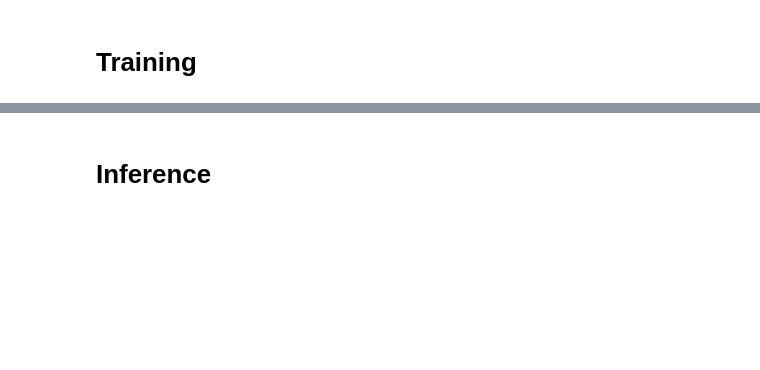
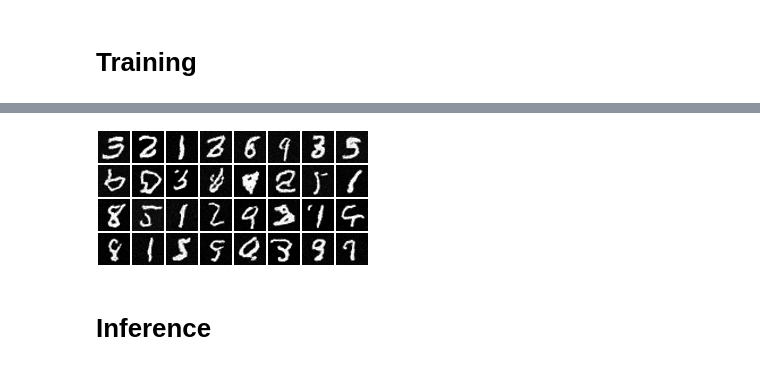
Before and after one commit to Riksev/DDPM, a Jupyter notebook: Generating_MNIST_using_DDPMs.ipynb, the cells around one changed output, grey strips where cells are left out. Saved outputs shown, nothing was run; the diff lists cells and outputs as text; code cells hidden in the pictures; blank space fills up the shorter version.

```diff
--- a/Generating_MNIST_using_DDPMs.ipynb
+++ b/Generating_MNIST_using_DDPMs.ipynb
@@ -577,7 +572,7 @@ def train_one_epoch(model, sd, loader, optimizer, scaler, loss_fn, epoch=800,
             ts = torch.randint(low=1, high=training_config.TIMESTEPS, size=(x0s.shape[0],), device=base_config.DEVICE)
             xts, gt_noise = forward_diffusion(sd, x0s, ts)
 
-            with amp.autocast():
+            with amp.autocast(device_type=base_config.DEVICE.type):
                 pred_noise = model(xts, ts)
                 loss = loss_fn(gt_noise, pred_noise)
 
@@ -661,4 +658,6 @@ class ModelConfig:
 # %%
+from data_utils import get_dataloader_external
+
 model = UNet(
     input_channels          = TrainingConfig.IMG_SHAPE[0],
     output_channels         = TrainingConfig.IMG_SHAPE[0],
@@ -667,12 +666,13 @@ model = UNet(
     apply_attention         = ModelConfig.APPLY_ATTENTION,
     dropout_rate            = ModelConfig.DROPOUT_RATE,
     time_multiple           = ModelConfig.TIME_EMB_MULT,
+		num_res_blocks         = ModelConfig.NUM_RES_BLOCKS,
 )
 model.to(BaseConfig.DEVICE)
 
 optimizer = torch.optim.AdamW(model.parameters(), lr=TrainingConfig.LR)
 
-dataloader = get_dataloader(
+dataloader = get_dataloader_external(
     dataset_name  = BaseConfig.DATASET,
     batch_size    = TrainingConfig.BATCH_SIZE,
     device        = BaseConfig.DEVICE,
@@ -698,24 +701,28 @@ ext = ".mp4" if generate_video else ".png"
 # %%
 for epoch in range(1, total_epochs):
     torch.cuda.empty_cache()
     gc.collect()
 
     # Algorithm 1: Training
-    train_one_epoch(model, sd, dataloader, optimizer, scaler, loss_fn, epoch=epoch)
+    losses = []
+    epoch_loss = train_one_epoch(model, sd, dataloader, optimizer, scaler, loss_fn, epoch=epoch)
+    losses.append(epoch_loss)
 
     if epoch % 5 == 0:
         save_path = os.path.join(log_dir, f"{epoch}{ext}")
 
         # Algorithm 2: Sampling
         reverse_diffusion(model, sd, timesteps=TrainingConfig.TIMESTEPS, num_images=32, generate_video=generate_video,
             save_path=save_path, img_shape=TrainingConfig.IMG_SHAPE, device=BaseConfig.DEVICE,
         )
 
         # clear_output()
         checkpoint_dict = {
             "opt": optimizer.state_dict(),
             "scaler": scaler.state_dict(),
             "model": model.state_dict()
         }
         torch.save(checkpoint_dict, os.path.join(checkpoint_dir, "ckpt.tar"))
         del checkpoint_dict
+# %% [output]
+[figure, added]
```
Also changed, not shown: parts of 23 cells of this notebook, 2 other files.
